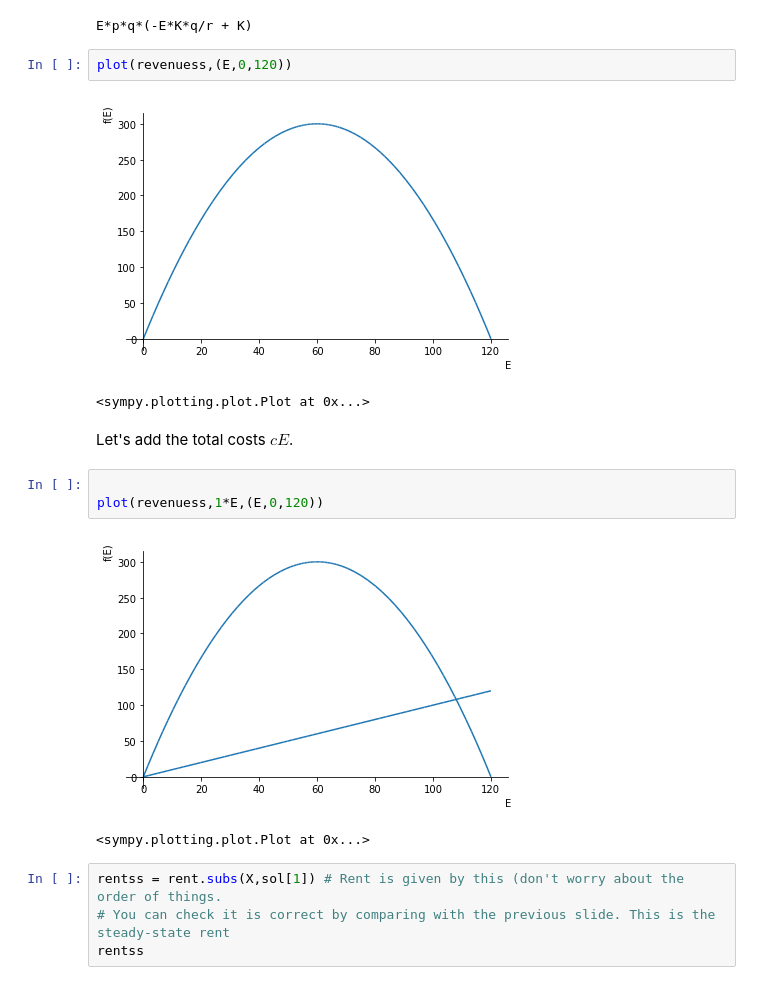
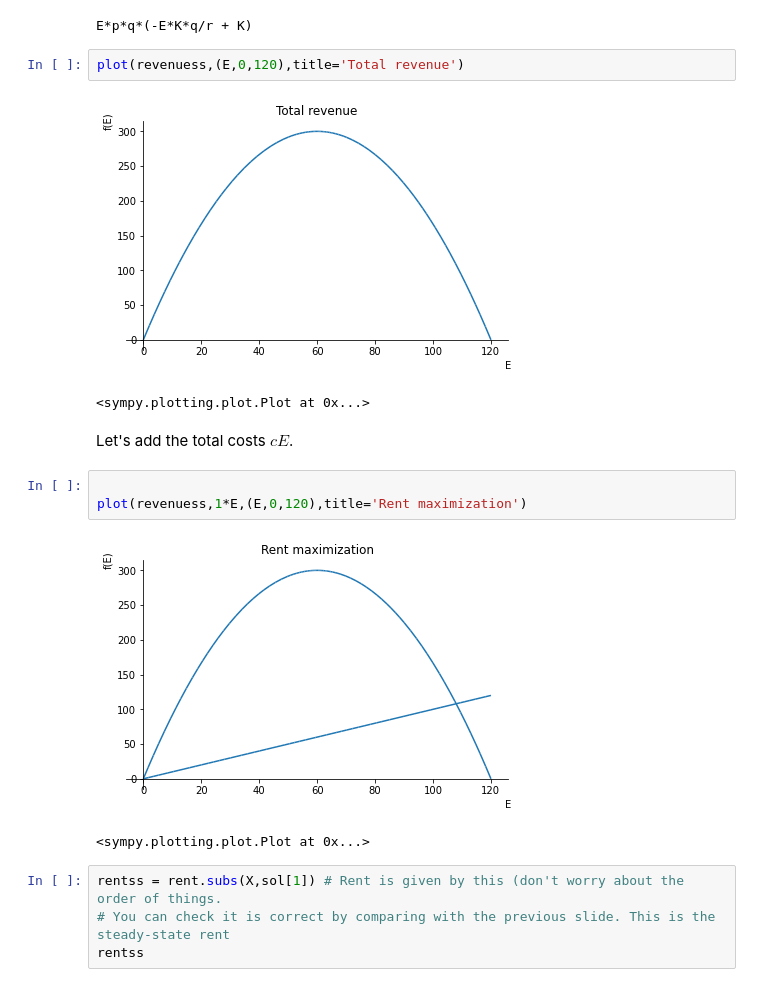
Before and after one commit to babycamel/afew, a Jupyter notebook: afew-present-5.ipynb, the cells around one changed output. Saved outputs shown, nothing was run; the diff lists cells and outputs as text.

Commit message:
added plot titles

```diff
--- a/afew-present-5.ipynb
+++ b/afew-present-5.ipynb
@@ -143,17 +143,17 @@ revenuess = revenue.subs({p:1000,K:1,q:0.01,r:1.2})
 # %% [output]
 E*p*q*(-E*K*q/r + K)
 # %%
-plot(revenuess,(E,0,120))
+plot(revenuess,(E,0,120),title='Total revenue')
 # %% [output]
-[figure, old version]
+[figure, new version]
 <sympy.plotting.plot.Plot at 0x...>
 # %% [markdown]
 Let's add the total costs $c E$.
 # %%
 
-plot(revenuess,1*E,(E,0,120))
+plot(revenuess,1*E,(E,0,120),title='Rent maximization')
 # %% [output]
-[figure, old version]
+[figure, new version]
 <sympy.plotting.plot.Plot at 0x...>
 # %%
 rentss = rent.subs(X,sol[1]) # Rent is given by this (don't worry about the order of things.
```
Also changed, not shown: parts of 1 cell of this notebook.
